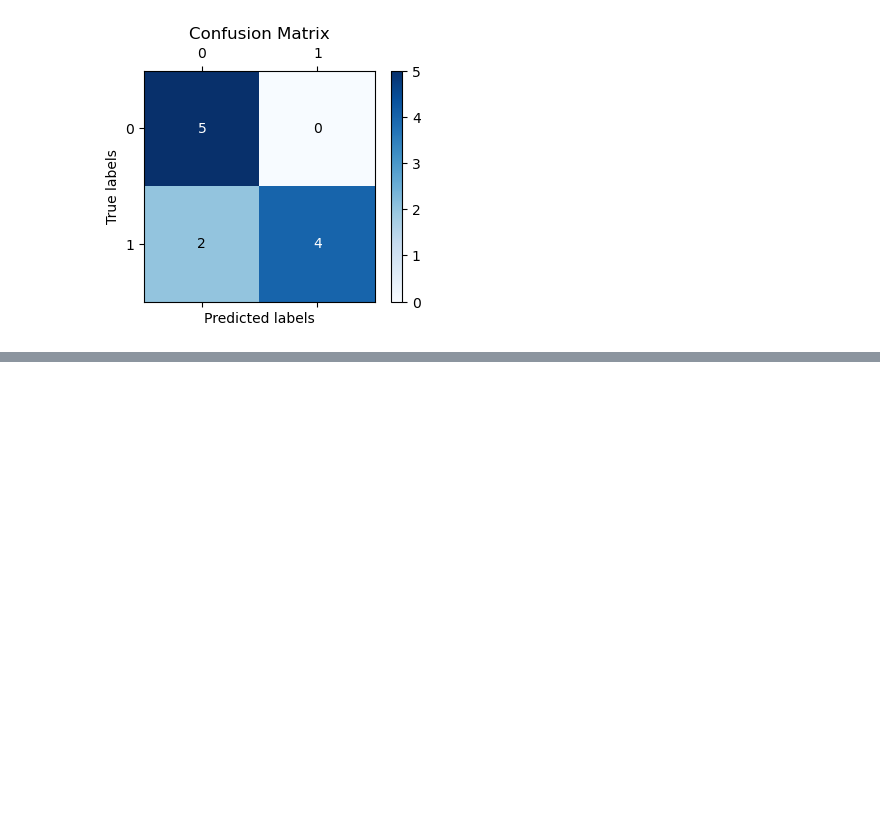
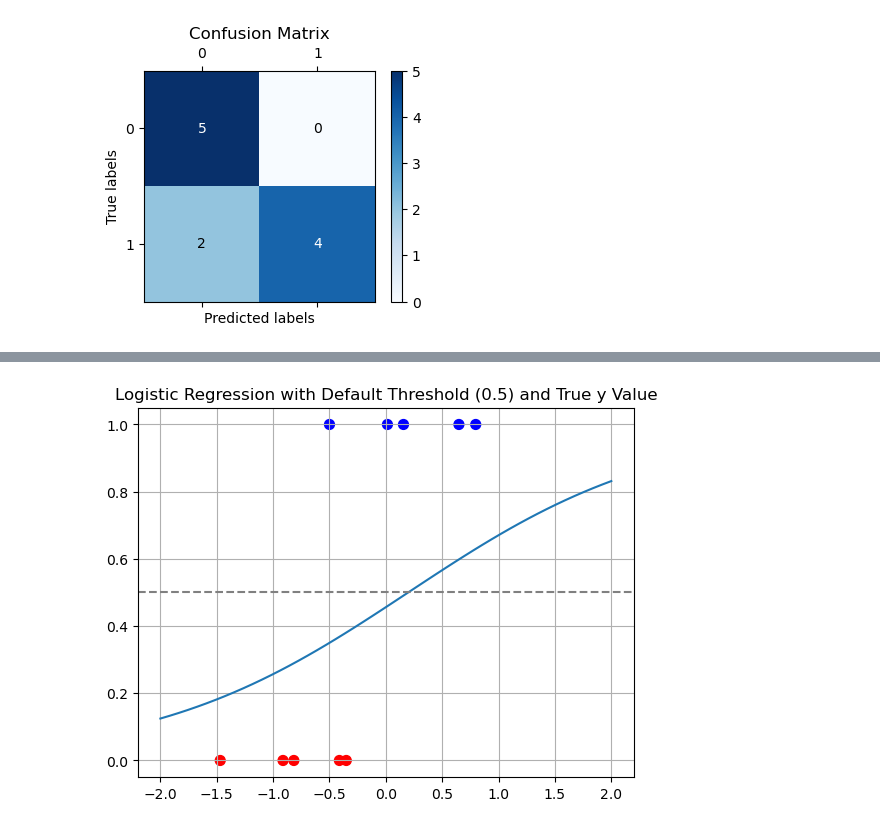
Before and after one commit to Jordanbarker/jordanbarker.github.io, a Jupyter notebook: Jupyter_Notebooks/ErrorMetrics.ipynb, the cells around one changed output, grey strips where cells are left out. Cells and saved outputs as stored; diff of their text form; code cells hidden in the pictures; blank space fills up the shorter version.

```diff
--- a/Jupyter_Notebooks/ErrorMetrics.ipynb
+++ b/Jupyter_Notebooks/ErrorMetrics.ipynb
@@ -204,0 +223,15 @@ plt.show()
+# %%
+def f(x):
+    return 1 / (1 + np.exp(-(clf.coef_ * x + clf.intercept_)))
+
+line = np.linspace(-2, 2).reshape((-1,1))
+# line = np.linspace(min(X), max(X)).reshape((-1,1))
+plt.plot(line, f(line))
+plt.axhline(y=0.5, color='gray', linestyle='--')
+colors = ['red' if value == 0 else 'blue' for value in y]
+plt.scatter(X, y, marker='.', c=colors, s=200)
+plt.grid(True)
+plt.title(f'Logistic Regression with Default Threshold (0.5) and True y Value')
+plt.show()
+# %% [output]
+[figure, added]
```
Also changed, not shown: parts of 6 cells of this notebook, 4 other files.
